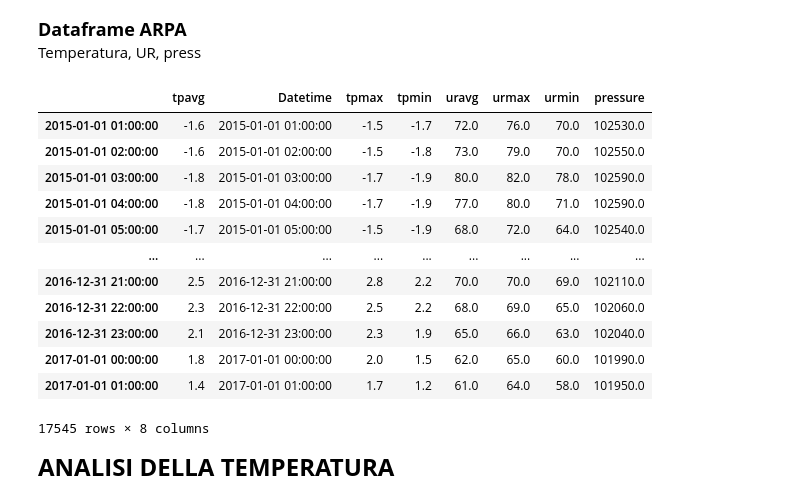
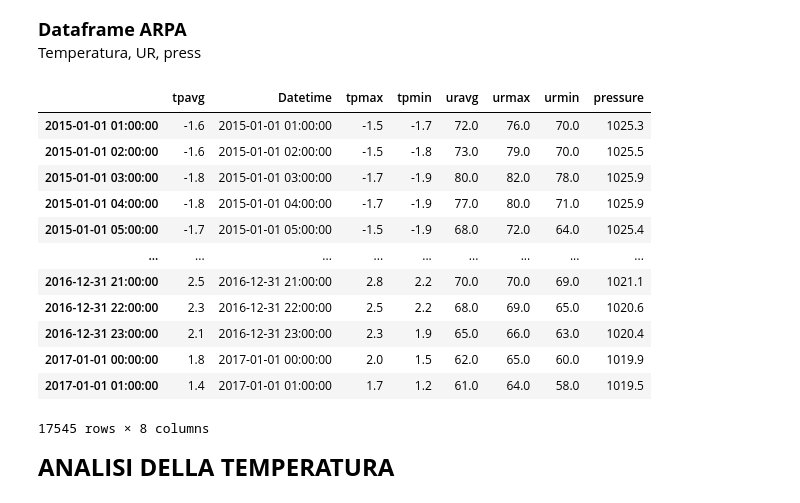
Before and after one commit to FedeJack06/Laboratorio-di-Fisica-dell-Atmosfera, a Jupyter notebook: 1esp/B_Stazioni_Davis.ipynb, the cells around one changed output. Drawn from its saved outputs; the diff is of its cells as text; code cells hidden in the pictures.

```diff
--- a/1esp/B_Stazioni_Davis.ipynb
+++ b/1esp/B_Stazioni_Davis.ipynb
@@ -86,6 +86,8 @@ for stazione in stazioni:
 
 #riordina by date
     df = df.sort_values(by='Datetime', ignore_index=True) #ricrea indici di riga da 0 a n-1
+    df.set_index(df['Datetime'], inplace=True)
+    df.index.name = None
     globals()["df_"+stazione] = df
 # %% [output]
 Stazione A
@@ -165,44 +167,45 @@ for file in files:
     df = pd.read_csv(percorso+'2015-2016_'+file+'_urbana.csv', encoding='ISO-8859-1',names=['Datetime UTC','Fine validità (UTC)',file],
                         skiprows=4,on_bad_lines='skip')
     # Eliminiamo inoltre le ultime righe che hanno solo dati testuali
     df = df[:-2]
     # Eliminiamo la colonna "Fine validità (UTC)" in quanto disponiamo dell'informazione sulla data già dalla prima colonna.
     # La seconda colonna ci sta solo ad indicare che le misure sono misure di vento orarie (come già noto dal sito web ARPAE).
     df.drop(df.columns[1],axis=1, inplace=True)
 
     # Trasformiamo la colonna tempo in formato Data Anno-Mese-Giorno ora:minuto (come fatto in precedenza)
     df['Datetime UTC'] = pd.to_datetime(df['Datetime UTC'])
     df[file] = df[file].astype(float) #tofloat
 
     #converti to local time
     local_timezone = pytz.timezone('Etc/GMT-2')
     df['Datetime'] = df['Datetime UTC'].dt.tz_convert(local_timezone)
     df['Datetime'] = df['Datetime'].dt.tz_localize(None)
     df.set_index(df['Datetime'], inplace=True)
     df.index.name = None
     df.drop(df.columns[0], axis=1, inplace=True)
     #print(str(df.Datetime.min()) + " " + str(df.Datetime.max()))
     #print(df.columns)
     if file == files[0]:
         df_ARPAE = df
     else:
         df_ARPAE = pd.merge(df_ARPAE, df, on='Datetime', suffixes=(None, '_'+file))
 df_ARPAE.set_index(df_ARPAE['Datetime'], inplace=True)
 df_ARPAE.index.name = None
+df_ARPAE.pressure = df_ARPAE.pressure / 100
 df_ARPAE
 # %% [output]
 |  | tpavg | Datetime | tpmax | tpmin | uravg | urmax | urmin | pressure |
-| 2015-01-01 01:00:00 | -1.6 | 2015-01-01 01:00:00 | -1.5 | -1.7 | 72.0 | 76.0 | 70.0 | 102530.0 |
-| 2015-01-01 02:00:00 | -1.6 | 2015-01-01 02:00:00 | -1.5 | -1.8 | 73.0 | 79.0 | 70.0 | 102550.0 |
-| 2015-01-01 03:00:00 | -1.8 | 2015-01-01 03:00:00 | -1.7 | -1.9 | 80.0 | 82.0 | 78.0 | 102590.0 |
-| 2015-01-01 04:00:00 | -1.8 | 2015-01-01 04:00:00 | -1.7 | -1.9 | 77.0 | 80.0 | 71.0 | 102590.0 |
-| 2015-01-01 05:00:00 | -1.7 | 2015-01-01 05:00:00 | -1.5 | -1.9 | 68.0 | 72.0 | 64.0 | 102540.0 |
+| 2015-01-01 01:00:00 | -1.6 | 2015-01-01 01:00:00 | -1.5 | -1.7 | 72.0 | 76.0 | 70.0 | 1025.3 |
+| 2015-01-01 02:00:00 | -1.6 | 2015-01-01 02:00:00 | -1.5 | -1.8 | 73.0 | 79.0 | 70.0 | 1025.5 |
+| 2015-01-01 03:00:00 | -1.8 | 2015-01-01 03:00:00 | -1.7 | -1.9 | 80.0 | 82.0 | 78.0 | 1025.9 |
+| 2015-01-01 04:00:00 | -1.8 | 2015-01-01 04:00:00 | -1.7 | -1.9 | 77.0 | 80.0 | 71.0 | 1025.9 |
+| 2015-01-01 05:00:00 | -1.7 | 2015-01-01 05:00:00 | -1.5 | -1.9 | 68.0 | 72.0 | 64.0 | 1025.4 |
 | ... | ... | ... | ... | ... | ... | ... | ... | ... |
-| 2016-12-31 21:00:00 | 2.5 | 2016-12-31 21:00:00 | 2.8 | 2.2 | 70.0 | 70.0 | 69.0 | 102110.0 |
-| 2016-12-31 22:00:00 | 2.3 | 2016-12-31 22:00:00 | 2.5 | 2.2 | 68.0 | 69.0 | 65.0 | 102060.0 |
-| 2016-12-31 23:00:00 | 2.1 | 2016-12-31 23:00:00 | 2.3 | 1.9 | 65.0 | 66.0 | 63.0 | 102040.0 |
-| 2017-01-01 00:00:00 | 1.8 | 2017-01-01 00:00:00 | 2.0 | 1.5 | 62.0 | 65.0 | 60.0 | 101990.0 |
-| 2017-01-01 01:00:00 | 1.4 | 2017-01-01 01:00:00 | 1.7 | 1.2 | 61.0 | 64.0 | 58.0 | 101950.0 |
+| 2016-12-31 21:00:00 | 2.5 | 2016-12-31 21:00:00 | 2.8 | 2.2 | 70.0 | 70.0 | 69.0 | 1021.1 |
+| 2016-12-31 22:00:00 | 2.3 | 2016-12-31 22:00:00 | 2.5 | 2.2 | 68.0 | 69.0 | 65.0 | 1020.6 |
+| 2016-12-31 23:00:00 | 2.1 | 2016-12-31 23:00:00 | 2.3 | 1.9 | 65.0 | 66.0 | 63.0 | 1020.4 |
+| 2017-01-01 00:00:00 | 1.8 | 2017-01-01 00:00:00 | 2.0 | 1.5 | 62.0 | 65.0 | 60.0 | 1019.9 |
+| 2017-01-01 01:00:00 | 1.4 | 2017-01-01 01:00:00 | 1.7 | 1.2 | 61.0 | 64.0 | 58.0 | 1019.5 |
 17545 rows × 8 columns
 # %% [markdown]
 <span style="font-size: x-large;">**ANALISI DELLA TEMPERATURA**<span style="font-size: x-large;">
```
Also changed, not shown: parts of 30 cells of this notebook, 1 other file.
